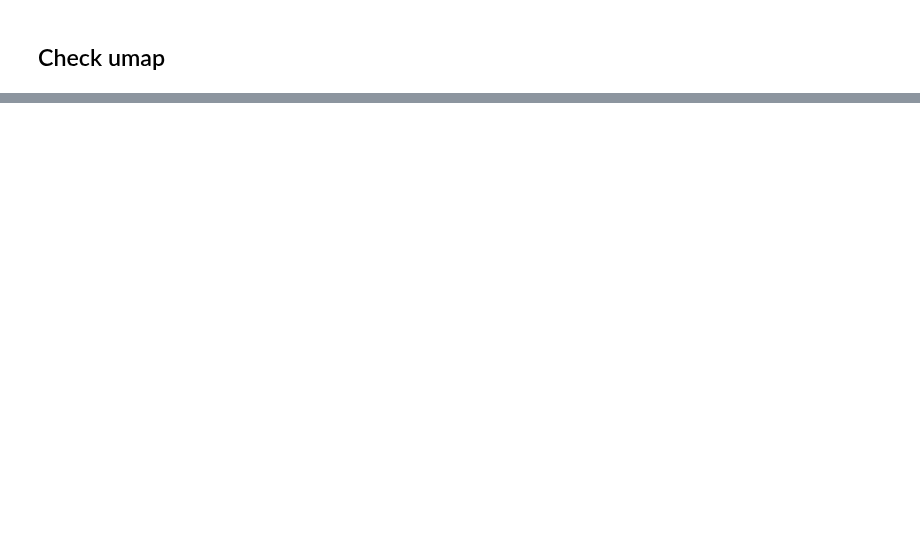
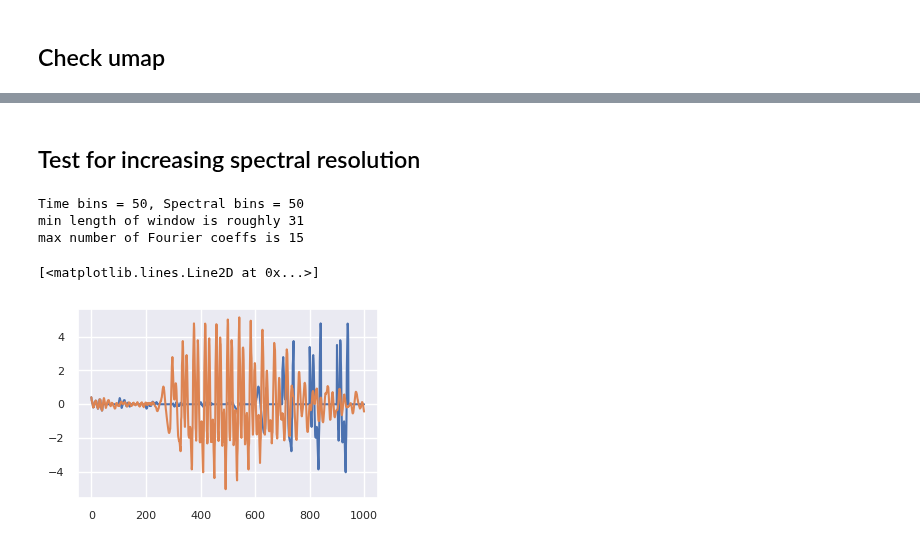
Before and after one commit to djanloo/DM2, a Jupyter notebook: TimeSeries/syllables_0_2_fourier.ipynb, the cells around one changed output, grey strips where cells are left out. Drawn from its saved outputs; the diff is of its cells as text; code cells hidden in the pictures; blank space fills up the shorter version.

Commit message:
Minor for fourier coeffs and classification 6 #11

```diff
--- a/TimeSeries/syllables_0_2_fourier.ipynb
+++ b/TimeSeries/syllables_0_2_fourier.ipynb
@@ -135,0 +142,22 @@ plt.fill_between(range(len(up)), low, up, alpha=0.2)
+# %% [markdown]
+## Test for increasing spectral resolution
+# %%
+from djanloo_fourier import STFTransformer
+
+transf = STFTransformer(n_time_bins=50,
+                        n_spectral_bins=50,
+                        max_frequency=3000,
+                        sampling_rate=SAMPLING_RATE)
+
+# Makes a square STFT
+# transf.balance_n_coeff(new_traces)
+transf.report(new_traces)
+padded_traces = transf.pad_traces(new_traces)
+plt.plot(padded_traces[0][:1000])
+plt.plot(new_traces[0][:1000])
+# %% [output]
+Time bins = 50, Spectral bins = 50
+min length of window is roughly 31
+max number of Fourier coeffs is 15
+[<matplotlib.lines.Line2D at 0x...>]
+[figure, added]
```
Also changed, not shown: parts of 8 cells of this notebook, 3 other files.
